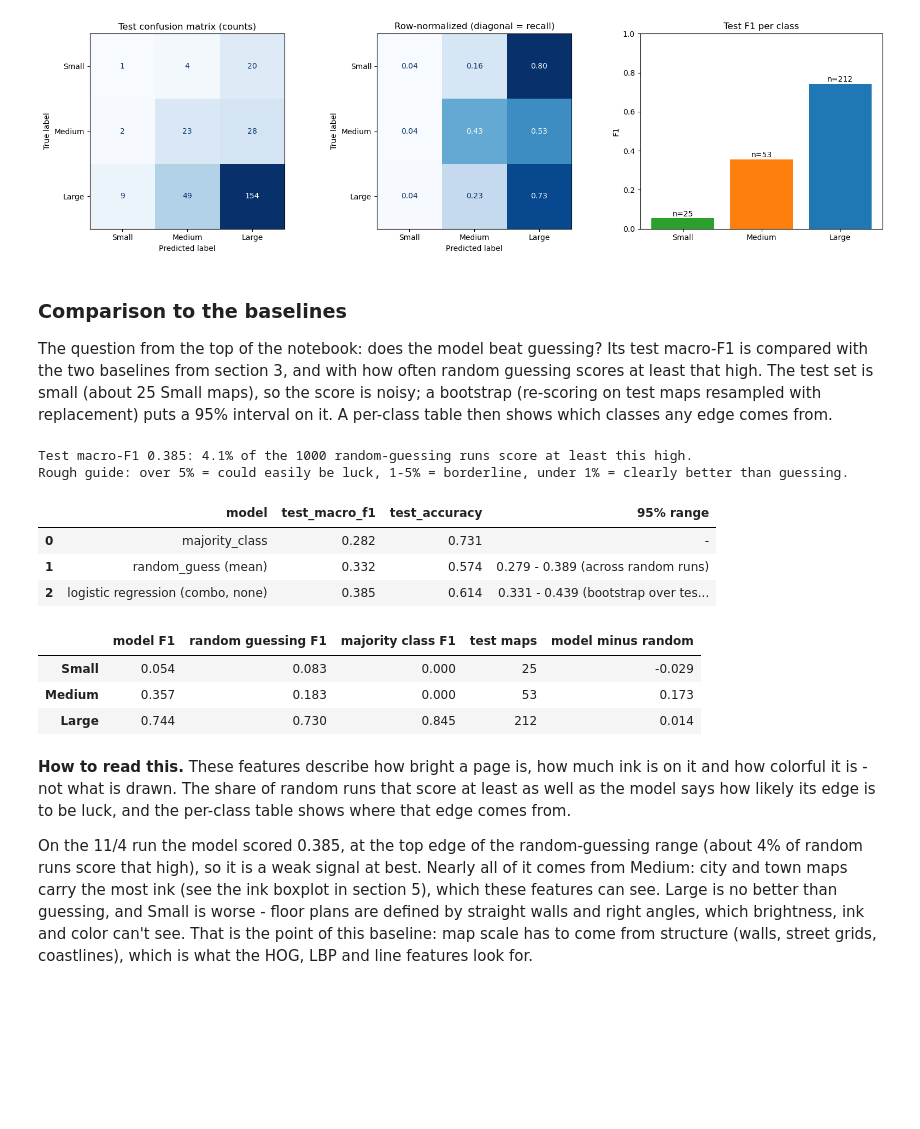
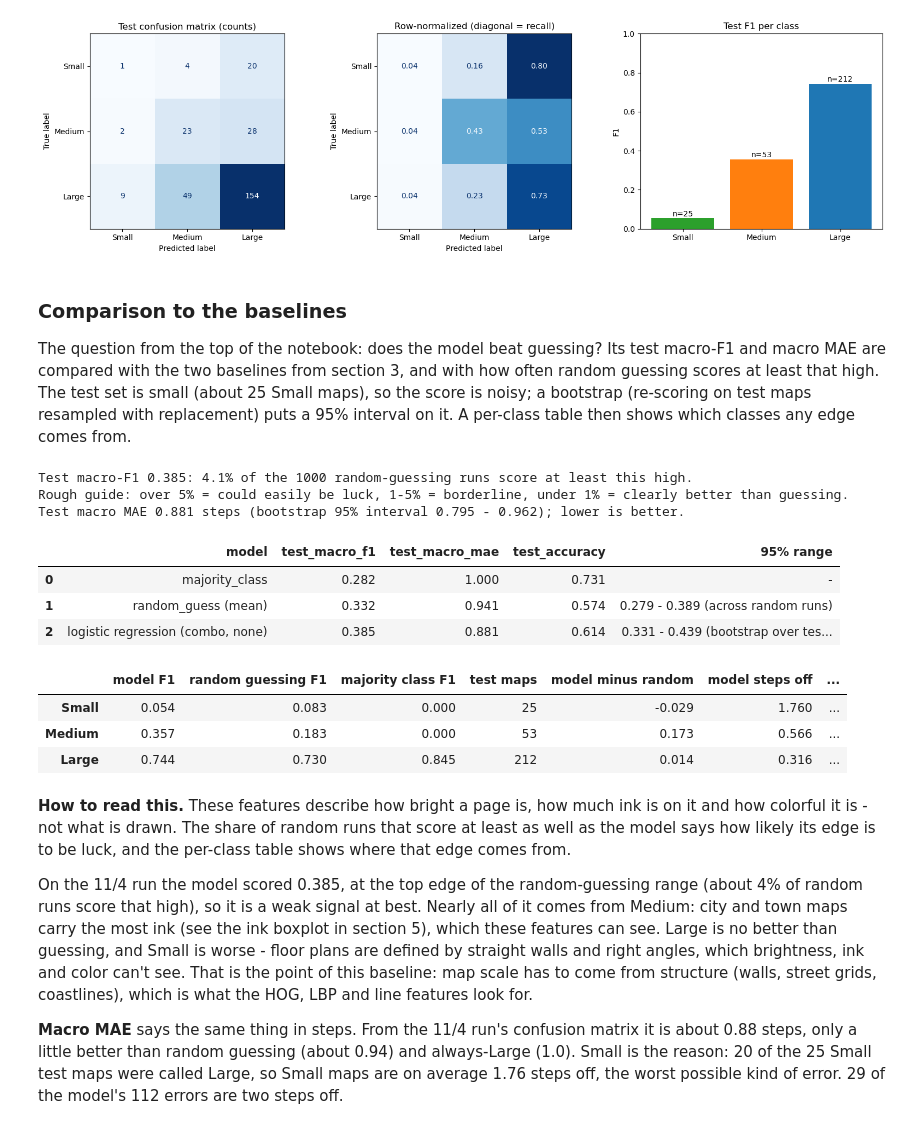
Before and after one commit to sidsridhar0/281project, a Jupyter notebook: scripts/3-simple_model.ipynb, the cells around one changed output. Drawn from its saved outputs; the diff is of its cells as text; code cells hidden in the pictures; blank space fills up the shorter version.

Commit message:
added ordinal MAE to both 3- and 4- notebooks, rerun pretrained, updated analysis

```diff
--- a/scripts/3-simple_model.ipynb
+++ b/scripts/3-simple_model.ipynb
@@ -150,11 +153,25 @@ Neither has anything to tune, so scoring them on test does not spend the test se
 Using sklearn's DummyClassifier: https://scikit-learn.org/stable/modules/generated/sklearn.dummy.DummyClassifier.html
 # %%
-# Helper function to get the accuracy, balanced accuracy, and macro-F1
+# Macro MAE: how many steps off a prediction is (Small = 0, Medium = 1, Large = 2), averaged within each
+# true class and then over the classes, so Small counts as much as Large. 0 = perfect, lower is better.
+def macro_mae(y_true, y_pred):
+    y_true = np.asarray(y_true)
+    steps_off = np.abs(np.asarray(y_pred) - y_true)
+    per_class = []
+    for class_id in [0, 1, 2]:
+        rows = y_true == class_id
+        if rows.any():
+            per_class.append(steps_off[rows].mean())
+    return float(np.mean(per_class))
+
+
+# Helper function to get the accuracy, balanced accuracy, macro-F1 and macro MAE
 def get_scores(y_true, y_pred):
     scores = {}
     scores["accuracy"] = accuracy_score(y_true, y_pred)
     scores["balanced_acc"] = balanced_accuracy_score(y_true, y_pred)  # average recall per class
     scores["macro_f1"] = f1_score(y_true, y_pred, labels=[0, 1, 2], average="macro", zero_division=0)
+    scores["macro_mae"] = macro_mae(y_true, y_pred)  # lower is better
     return scores
 
 
@@ -233,22 +254,25 @@ baseline_table.round(3)
 # %%
 # Left two: confusion matrices for the majority class. Every map lands in the Large column,
 # so Small and Medium get F1 = 0 and macro-F1 is just Large's F1 divided by 3.
+# Macro MAE is exactly 1.0: Small maps are 2 steps off, Medium maps 1, Large maps 0.
 # Right: how much random guessing's test macro-F1 varies from run to run.
 fig, axes = plt.subplots(1, 3, figsize=(16, 4.5))
 
 for ax, split_name in zip(axes[:2], ["val", "test"]):
     counts = confusion_matrix(y[split_name], majority_pred[split_name], labels=[0, 1, 2])
     ConfusionMatrixDisplay(counts, display_labels=CLASS_NAMES).plot(ax=ax, cmap="Blues", colorbar=False)
-    ax.set_title(f"Majority class - {split_name} (macro-F1 = {baseline_value('majority_class', split_name):.3f})")
+    ax.set_title(f"Majority class - {split_name}\nmacro-F1 = {baseline_value('majority_class', split_name):.3f}, "
+                 f"macro MAE = {baseline_value('majority_class', split_name, 'macro_mae'):.3f}")
 
 ax = axes[2]
 ax.hist(guess_f1["test"], bins=30, color="tab:gray")
-ax.axvline(chance_test_f1, color="red", linestyle=":", label=f"random guessing, mean = {chance_test_f1:.3f}")
-ax.axvline(majority_test_f1, color="black", linestyle="--", label=f"majority class = {majority_test_f1:.3f}")
+ax.axvline(chance_test_f1, color="red", linestyle=":", label=f"random guessing, mean macro-F1 = {chance_test_f1:.3f} (macro MAE {chance_test_mae:.3f})")
+ax.axvline(majority_test_f1, color="black", linestyle="--", label=f"majority class, macro-F1 = {majority_test_f1:.3f} (macro MAE {majority_test_mae:.3f})")
 ax.set_xlabel("test macro-F1")
 ax.set_ylabel("random runs")
 ax.set_title(f"Random guessing - test ({N_GUESS_SEEDS} runs)")
-ax.legend(fontsize=8)
+ax.set_ylim(0, ax.get_ylim()[1] * 1.3)  # headroom so the legend sits above the bars
+ax.legend(fontsize=8, loc="upper left")
 
 plt.tight_layout()
 plt.show()
@@ -882,15 +919,18 @@ plt.show()
 # %% [markdown]
 ### Comparison to the baselines
 
-The question from the top of the notebook: does the model beat guessing? Its test macro-F1 is compared with the two baselines from section 3, and with how often random guessing scores at least that high. The test set is small (about 25 Small maps), so the score is noisy; a bootstrap (re-scoring on test maps resampled with replacement) puts a 95% interval on it. A per-class table then shows which classes any edge comes from.
+The question from the top of the notebook: does the model beat guessing? Its test macro-F1 and macro MAE are compared with the two baselines from section 3, and with how often random guessing scores at least that high. The test set is small (about 25 Small maps), so the score is noisy; a bootstrap (re-scoring on test maps resampled with replacement) puts a 95% interval on it. A per-class table then shows which classes any edge comes from.
 # %%
 # Bootstrap: resample the test maps with replacement and re-score, many times
 rng = np.random.default_rng(SEED)
 boot_f1 = []
+boot_mae = []
 for _ in range(N_BOOTSTRAP):
     idx = rng.integers(0, n_test, n_test)
     boot_f1.append(f1_score(y["test"][idx], test_pred[idx], labels=[0, 1, 2], average="macro", zero_division=0))
+    boot_mae.append(macro_mae(y["test"][idx], test_pred[idx]))
 model_low, model_high = np.percentile(boot_f1, [2.5, 97.5])
+mae_low, mae_high = np.percentile(boot_mae, [2.5, 97.5])
 
 # How often does random guessing (section 3) score at least as well as the model?
 # The smaller this share, the less likely the model's edge is just luck.
@@ -899,14 +939,17 @@ share_as_good = (guess_f1["test"] >= test_scores["macro_f1"]).mean()
 comparison = pd.DataFrame([
     {"model": "majority_class",
      "test_macro_f1": majority_test_f1,
+     "test_macro_mae": majority_test_mae,
      "test_accuracy": baseline_value("majority_class", "test", "accuracy"),
      "95% range": "-"},
     {"model": "random_guess (mean)",
      "test_macro_f1": chance_test_f1,
+     "test_macro_mae": chance_test_mae,
      "test_accuracy": baseline_value("random_guess (mean)", "test", "accuracy"),
      "95% range": f"{chance_test_range[0]:.3f} - {chance_test_range[1]:.3f} (across random runs)"},
     {"model": f"logistic regression ({FINAL_FEATURE}, {FINAL_WEIGHTING})",
      "test_macro_f1": test_scores["macro_f1"],
+     "test_macro_mae": test_scores["macro_mae"],
      "test_accuracy": test_scores["accuracy"],
      "95% range": f"{model_low:.3f} - {model_high:.3f} (bootstrap over test maps)"},
 ])
@@ -914,40 +957,51 @@ comparison = pd.DataFrame([
 print(f"Test macro-F1 {test_scores['macro_f1']:.3f}: {share_as_good:.1%} of the {N_GUESS_SEEDS} "
       f"random-guessing runs score at least this high.")
 print("Rough guide: over 5% = could easily be luck, 1-5% = borderline, under 1% = clearly better than guessing.")
+print(f"Test macro MAE {test_scores['macro_mae']:.3f} steps (bootstrap 95% interval {mae_low:.3f} - {mae_high:.3f}); lower is better.")
 
 comparison.round(3)
 # %% [output]
 Test macro-F1 0.385: 4.1% of the 1000 random-guessing runs score at least this high.
 Rough guide: over 5% = could easily be luck, 1-5% = borderline, under 1% = clearly better than guessing.
+Test macro MAE 0.881 steps (bootstrap 95% interval 0.795 - 0.962); lower is better.
-|  | model | test_macro_f1 | test_accuracy | 95% range |
-| 0 | majority_class | 0.282 | 0.731 | - |
-| 1 | random_guess (mean) | 0.332 | 0.574 | 0.279 - 0.389 (across random runs) |
-| 2 | logistic regression (combo, none) | 0.385 | 0.614 | 0.331 - 0.439 (bootstrap over tes... |
+|  | model | test_macro_f1 | test_macro_mae | test_accuracy | 95% range |
+| 0 | majority_class | 0.282 | 1.000 | 0.731 | - |
+| 1 | random_guess (mean) | 0.332 | 0.941 | 0.574 | 0.279 - 0.389 (across random runs) |
+| 2 | logistic regression (combo, none) | 0.385 | 0.881 | 0.614 | 0.331 - 0.439 (bootstrap over tes... |
 # %%
 # Where does any edge come from? Per-class test F1 for the model vs. the baselines.
 # Random guessing is averaged over the same seeds as section 3.
 guess_per_class = []
+guess_steps = []
 for seed in range(N_GUESS_SEEDS):
     guesser = DummyClassifier(strategy="stratified", random_state=seed)
     guesser.fit(X_train_maps, y_train_maps)
     guess_pred = guesser.predict(no_features("test"))
     guess_per_class.append(f1_score(y["test"], guess_pred, labels=[0, 1, 2], average=None, zero_division=0))
+    guess_steps.append([np.abs(guess_pred[y["test"] == c] - c).mean() for c in [0, 1, 2]])
+
+# Average steps off for the maps of each true class (lower is better). Majority class: Small 2, Medium 1, Large 0.
+model_steps = [np.abs(test_pred[y["test"] == c] - c).mean() for c in [0, 1, 2]]
 
 per_class = pd.DataFrame({
     "model F1": per_class_f1,
     "random guessing F1": np.mean(guess_per_class, axis=0),
     "majority class F1": f1_score(y["test"], majority_pred["test"], labels=[0, 1, 2], average=None, zero_division=0),
     "test maps": np.bincount(y["test"], minlength=3),
 }, index=CLASS_NAMES)
 per_class["model minus random"] = per_class["model F1"] - per_class["random guessing F1"]
+per_class["model steps off"] = model_steps
+per_class["random guessing steps off"] = np.mean(guess_steps, axis=0)
 
 per_class.round(3)
 # %% [output]
-|  | model F1 | random guessing F1 | majority class F1 | test maps | model minus random |
-| Small | 0.054 | 0.083 | 0.000 | 25 | -0.029 |
-| Medium | 0.357 | 0.183 | 0.000 | 53 | 0.173 |
-| Large | 0.744 | 0.730 | 0.845 | 212 | 0.014 |
+|  | model F1 | random guessing F1 | majority class F1 | test maps | model minus random | model steps off | ... |
+| Small | 0.054 | 0.083 | 0.000 | 25 | -0.029 | 1.760 | ... |
+| Medium | 0.357 | 0.183 | 0.000 | 53 | 0.173 | 0.566 | ... |
+| Large | 0.744 | 0.730 | 0.845 | 212 | 0.014 | 0.316 | ... |
 # %% [markdown]
 **How to read this.** These features describe how bright a page is, how much ink is on it and how colorful it is - not what is drawn. The share of random runs that score at least as well as the model says how likely its edge is to be luck, and the per-class table shows where that edge comes from.
 
 On the 11/4 run the model scored 0.385, at the top edge of the random-guessing range (about 4% of random runs score that high), so it is a weak signal at best. Nearly all of it comes from Medium: city and town maps carry the most ink (see the ink boxplot in section 5), which these features can see. Large is no better than guessing, and Small is worse - floor plans are defined by straight walls and right angles, which brightness, ink and color can't see. That is the point of this baseline: map scale has to come from structure (walls, street grids, coastlines), which is what the HOG, LBP and line features look for.
+
+**Macro MAE** says the same thing in steps. From the 11/4 run's confusion matrix it is about 0.88 steps, only a little better than random guessing (about 0.94) and always-Large (1.0). Small is the reason: 20 of the 25 Small test maps were called Large, so Small maps are on average 1.76 steps off, the worst possible kind of error. 29 of the model's 112 errors are two steps off.
```
Also changed, not shown: parts of 10 cells of this notebook, 1 other file.
